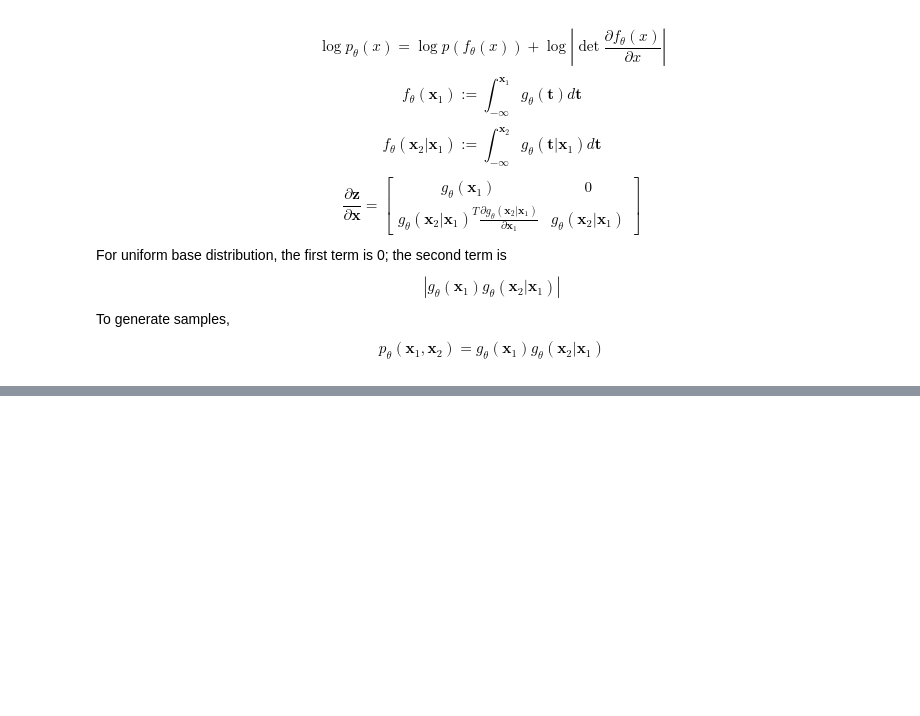
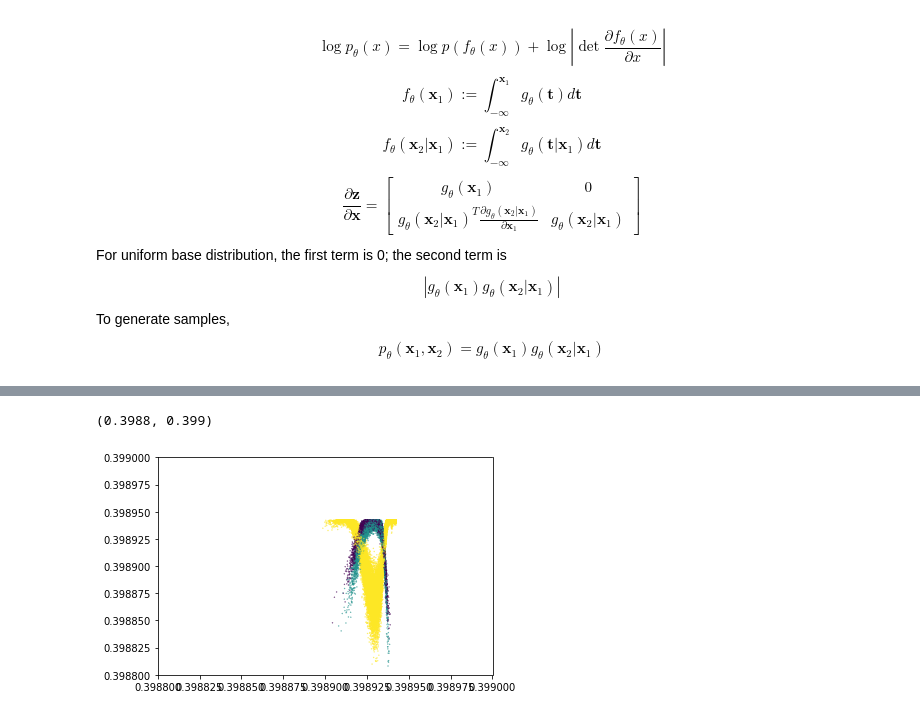
Before and after one commit to interactivetech/cs330-meta-learning, a Jupyter notebook: hw2/HW2-FlowModels.ipynb, the cells around one changed output, grey strips where cells are left out. Saved outputs shown, nothing was run; the diff lists cells and outputs as text; code cells hidden in the pictures; blank space fills up the shorter version.

```diff
--- a/hw2/HW2-FlowModels.ipynb
+++ b/hw2/HW2-FlowModels.ipynb
@@ -138,2 +163,11 @@ NameError: name 'network' is not defined
+# %%
+z_1, z_2 = network.eval_z(data_trn)
+# %%
+plt.scatter(z_1, z_2, s=0.1, c=data_trn_y)
+plt.xlim(0.3988, 0.3990)
+plt.ylim(0.3988, 0.3990)
+# %% [output]
+(0.3988, 0.399)
+[figure, added]
 # %%
 sess.close()
```
Also changed, not shown: parts of 9 cells of this notebook.
